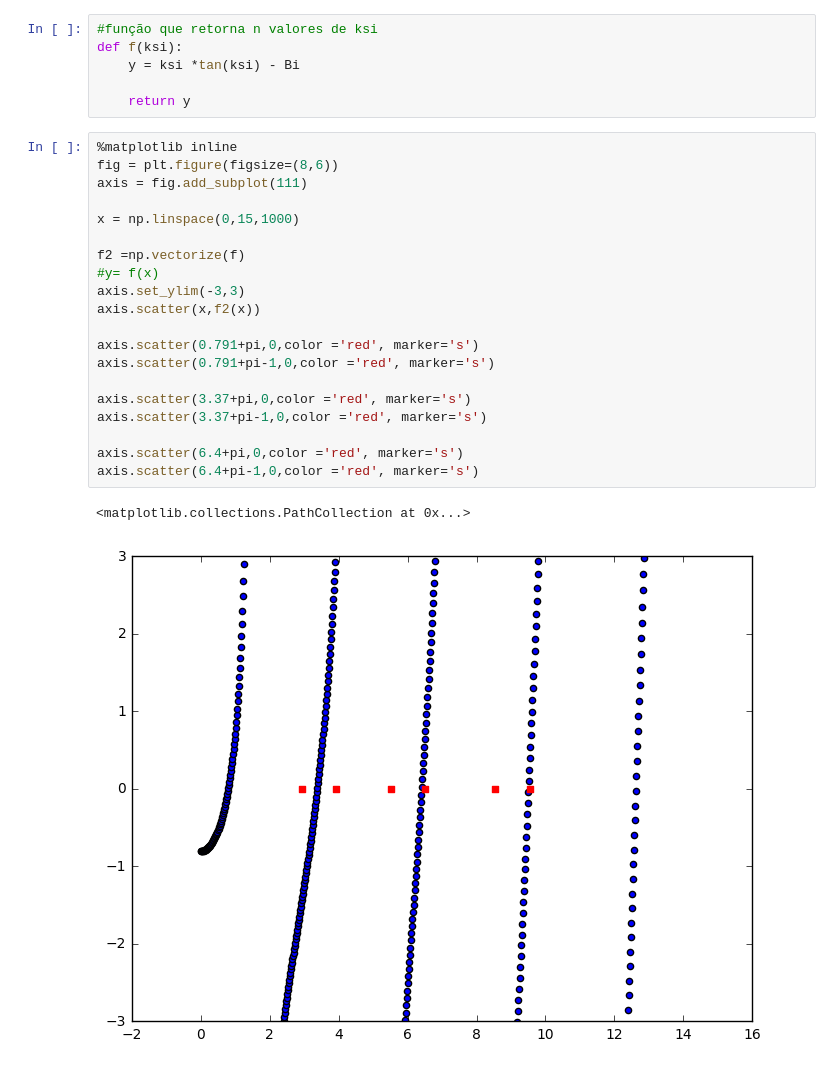
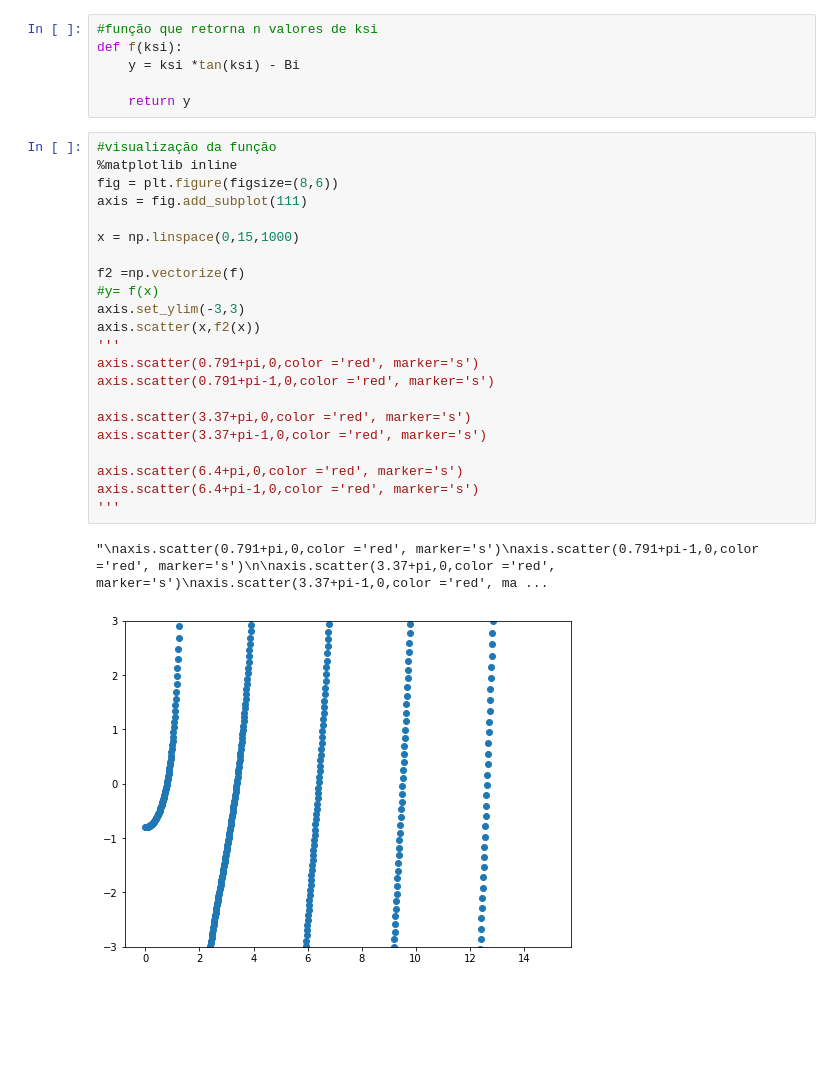
Before and after one commit to gusttavlang/TransComp, a Jupyter notebook: Trabalho 3/Trabalho 3 - Formulação explícita.ipynb, the cells around one changed output. Saved outputs shown, nothing was run; the diff lists cells and outputs as text; blank space fills up the shorter version.

```diff
--- a/Trabalho 3/Trabalho 3 - Formulação explícita.ipynb
+++ b/Trabalho 3/Trabalho 3 - Formulação explícita.ipynb
@@ -25,26 +25,28 @@ def f(ksi):
 
     return y
 # %%
+#visualização da função
 %matplotlib inline
 fig = plt.figure(figsize=(8,6))
 axis = fig.add_subplot(111)
 
 x = np.linspace(0,15,1000)
 
 f2 =np.vectorize(f)
 #y= f(x)
 axis.set_ylim(-3,3)
 axis.scatter(x,f2(x))
-
+'''
 axis.scatter(0.791+pi,0,color ='red', marker='s')
 axis.scatter(0.791+pi-1,0,color ='red', marker='s')
 
 axis.scatter(3.37+pi,0,color ='red', marker='s')
 axis.scatter(3.37+pi-1,0,color ='red', marker='s')
 
 axis.scatter(6.4+pi,0,color ='red', marker='s')
 axis.scatter(6.4+pi-1,0,color ='red', marker='s')
+'''
 # %% [output]
-<matplotlib.collections.PathCollection at 0x...>
+"\naxis.scatter(0.791+pi,0,color ='red', marker='s')\naxis.scatter(0.791+pi-1,0,color ='red', marker='s')\n\naxis.scatter(3.37+pi,0,color ='red', marker='s')\naxis.scatter(3.37+pi-1,0,color ='red', ma ...
-[figure, old version]
+[figure, new version]
 # %%
```
Also changed, not shown: parts of 12 cells of this notebook, 3 other files.
